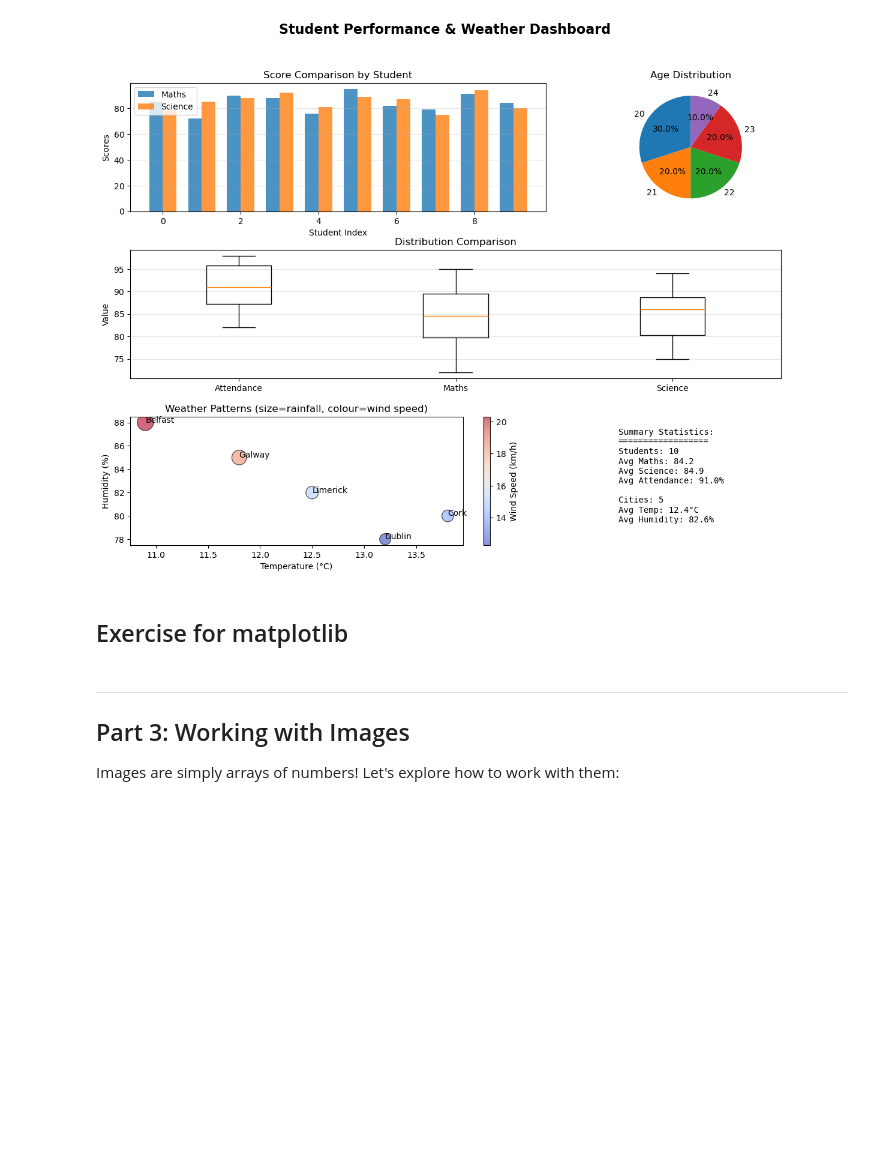
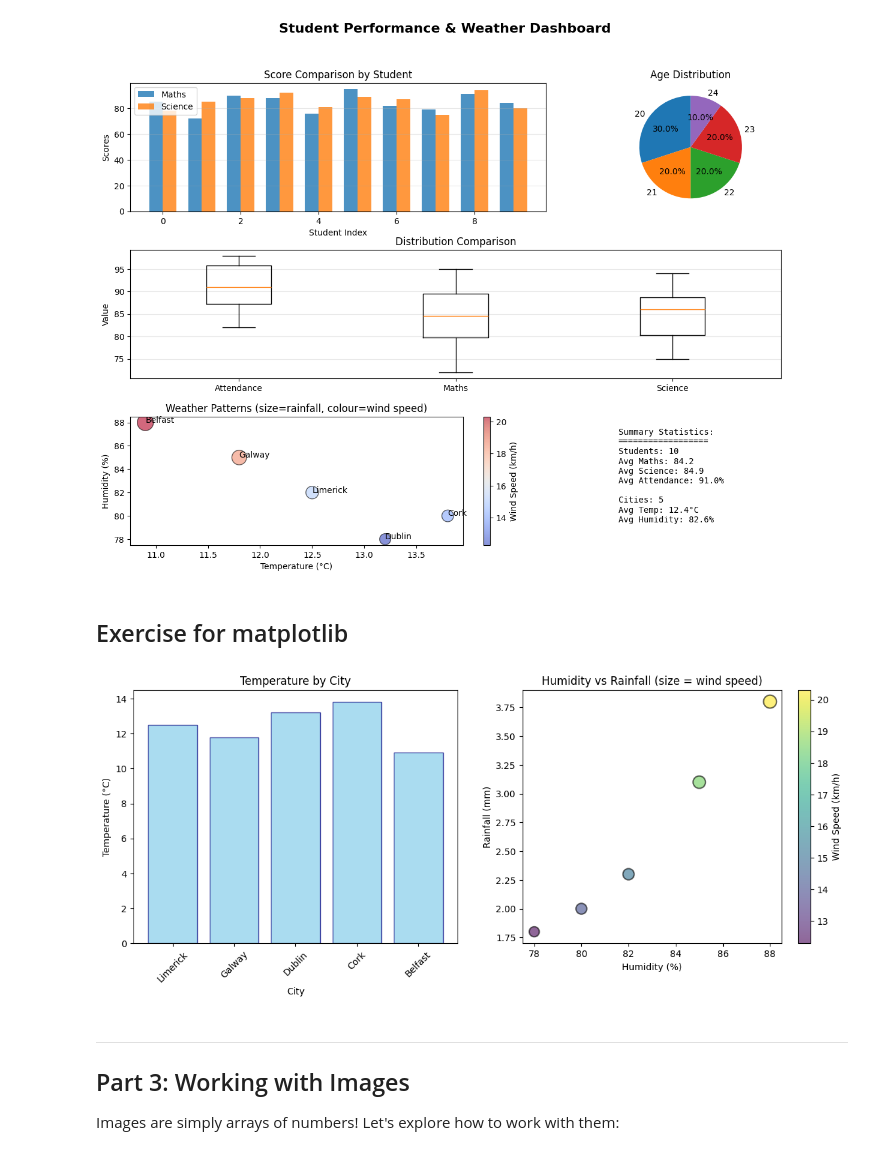
Before and after one commit to natashazywczyk/MachineLearningLabs, a Jupyter notebook: Lab 1/ML_Lab1_Data_Fundamentals.ipynb, the cells around one changed output. Cells and saved outputs as stored; diff of their text form; code cells hidden in the pictures; blank space fills up the shorter version.

```diff
--- a/Lab 1/ML_Lab1_Data_Fundamentals.ipynb
+++ b/Lab 1/ML_Lab1_Data_Fundamentals.ipynb
@@ -693,3 +685,41 @@ plt.show()
+# %%
+# Using the weather_merged DataFrame, create ONE figure with 2 subplots:
+# 1. Left subplot: Bar chart of temperature by city
+# 2. Right subplot: Scatter plot of humidity vs rainfall
+#                   (size of points = wind_speed)
+#
+# Make sure to:
+# - Label axes appropriately
+# - Add titles to each subplot
+# - Use tight_layout()
+
+# Your code here:
+fig, axes = plt.subplots(1, 2, figsize=(14, 5))
+
+# Left subplot: Bar chart of temperature by city
+axes[0].bar(weather_merged['city'], weather_merged['temperature'],
+            color='skyblue', edgecolor='navy', alpha=0.7)
+axes[0].set_xlabel('City')
+axes[0].set_ylabel('Temperature (°C)')
+axes[0].set_title('Temperature by City')
+axes[0].tick_params(axis='x', rotation=45)
+
+# Right subplot: Scatter plot of humidity vs rainfall (size = wind_speed)
+scatter = axes[1].scatter(weather_merged['humidity'], weather_merged['rainfall_mm'],
+                          s=weather_merged['wind_speed'] * 10,
+                          alpha=0.6, c=weather_merged['wind_speed'], cmap='viridis',
+                          edgecolors='black', linewidth=1.5)
+axes[1].set_xlabel('Humidity (%)')
+axes[1].set_ylabel('Rainfall (mm)')
+axes[1].set_title('Humidity vs Rainfall (size = wind speed)')
+
+# Add colorbar for wind speed
+cbar = plt.colorbar(scatter, ax=axes[1])
+cbar.set_label('Wind Speed (km/h)')
+
+plt.show()
+# %% [output]
+[figure, added]
 # %% [markdown]
 ---
 ## Part 3: Working with Images
```
Also changed, not shown: parts of 22 cells of this notebook, 3 other files.
